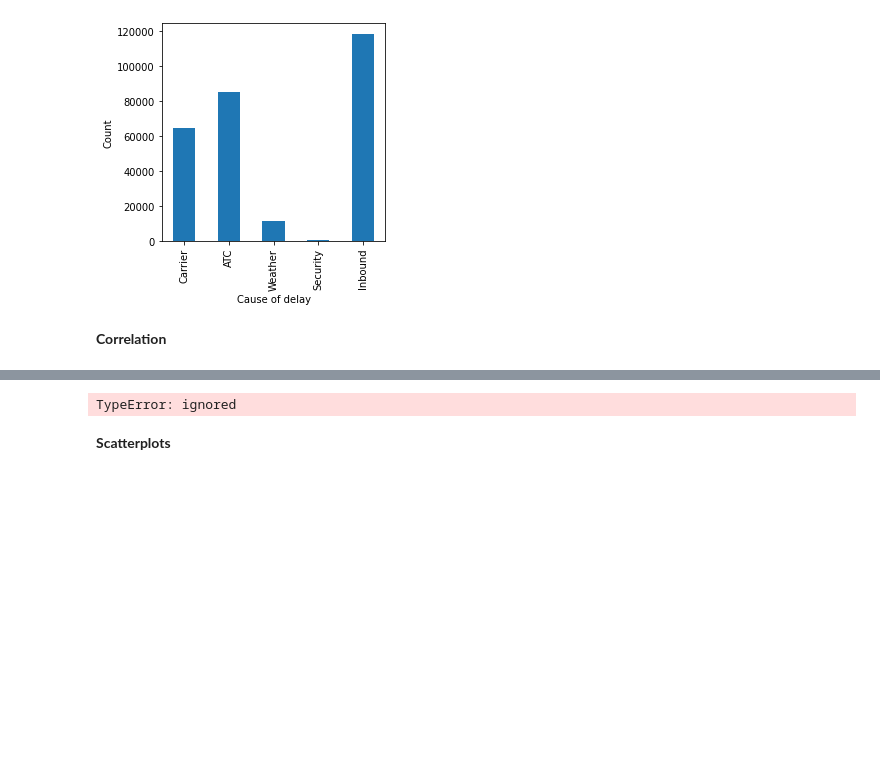
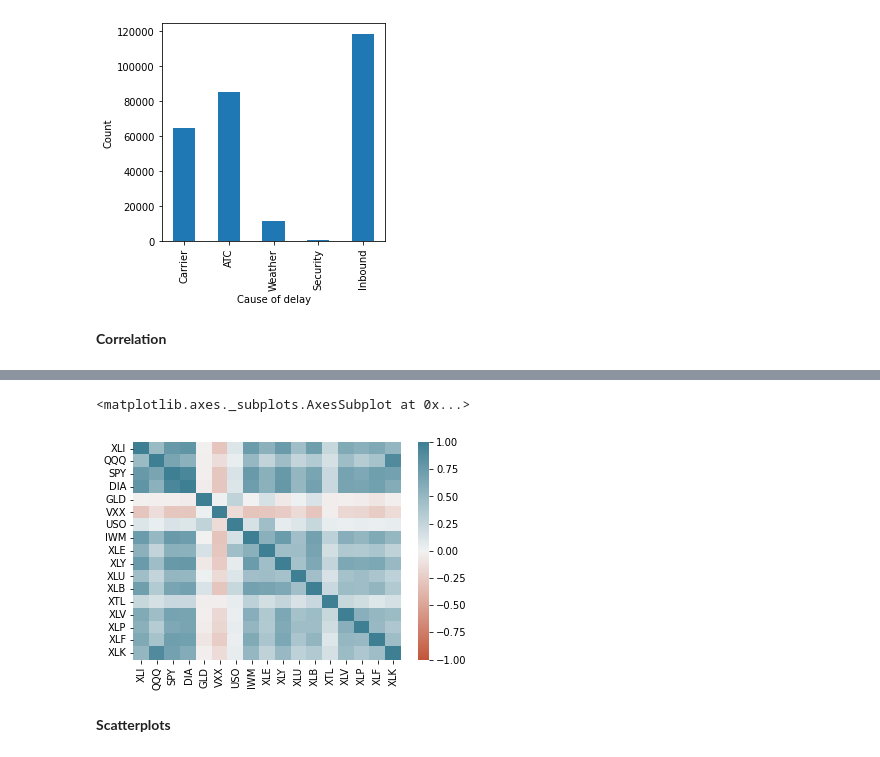
Before and after one commit to rekuantsun/PTDL-Python, a Jupyter notebook: TKMT_2.ipynb, the cells around one changed output, grey strips where cells are left out. Drawn from its saved outputs; the diff is of its cells as text; code cells hidden in the pictures; blank space fills up the shorter version.

```diff
--- a/TKMT_2.ipynb
+++ b/TKMT_2.ipynb
@@ -128,10 +128,11 @@ Mounted at /content/gdrive
 # %%
-etfs = sp500_px.loc[sp500_px.index > '2012-07-01',
+etfs = sp500_px.loc[sp500_px.date > '2012-07-01',
 sp500_sym[sp500_sym['sector'] == 'etf']['symbol']]
 sns.heatmap(etfs.corr(), vmin=-1, vmax=1,
 cmap=sns.diverging_palette(20, 220, as_cmap=True))
 # %% [output]
-TypeError: ignored
+<matplotlib.axes._subplots.AxesSubplot at 0x...>
+[figure, added]
 # %% [markdown]
 **Scatterplots**
 # %%
```
Also changed, not shown: parts of 2 cells of this notebook.
